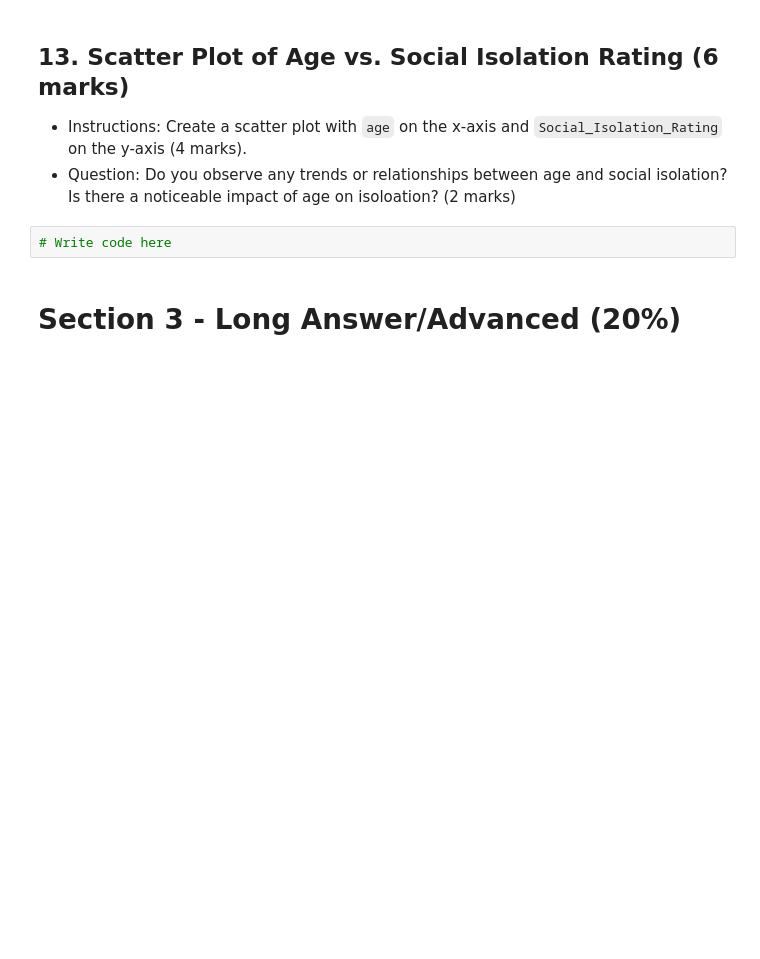
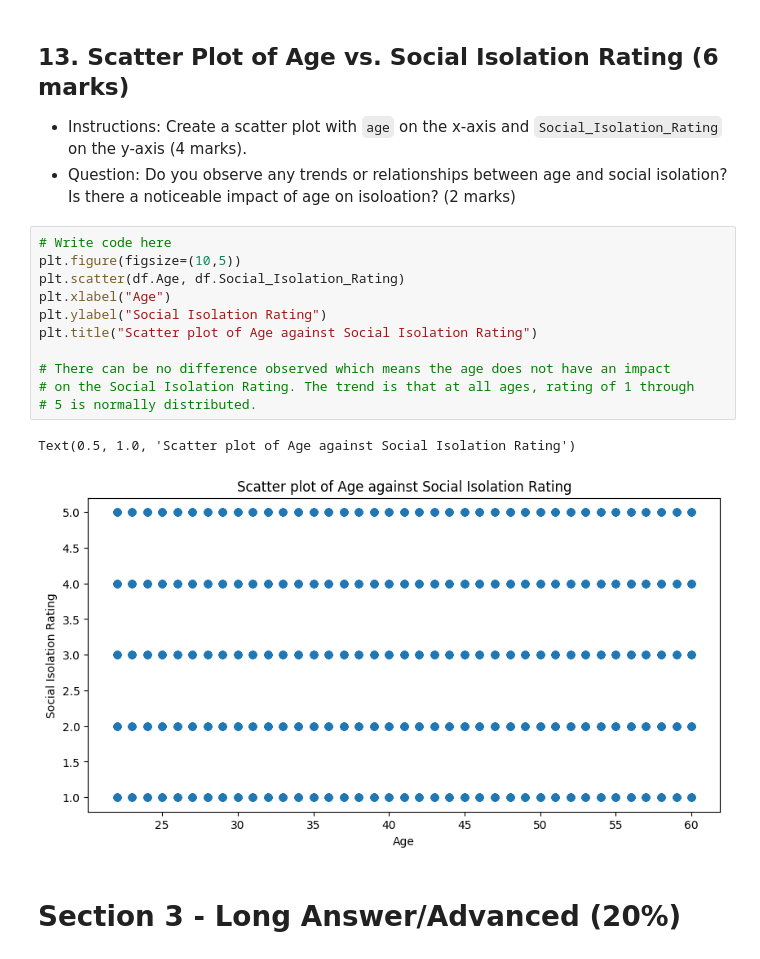
Before and after one commit to Sha-k1/Data-Analytics-Python, a Jupyter notebook: Assessment/Data_Analytics_with_Python_Assessment.ipynb, the cells around one changed output. Drawn from its saved outputs; the diff is of its cells as text; blank space fills up the shorter version.

```diff
--- a/Assessment/Data_Analytics_with_Python_Assessment.ipynb
+++ b/Assessment/Data_Analytics_with_Python_Assessment.ipynb
@@ -390,8 +390,20 @@ Text(0.5, 1.0, '% of Employees that have access to \nMental Health Resources')
 ## 13. Scatter Plot of Age vs. Social Isolation Rating (6 marks)
 - Instructions: Create a scatter plot with `age` on the x-axis and `Social_Isolation_Rating` on the y-axis (4 marks).
 - Question: Do you observe any trends or relationships between age and social isolation? Is there a noticeable impact of age on isoloation? (2 marks)
-# %%
-# Write code here
+# %%
+# Write code here
+plt.figure(figsize=(10,5))
+plt.scatter(df.Age, df.Social_Isolation_Rating)
+plt.xlabel("Age")
+plt.ylabel("Social Isolation Rating")
+plt.title("Scatter plot of Age against Social Isolation Rating")
+
+# There can be no difference observed which means the age does not have an impact
+# on the Social Isolation Rating. The trend is that at all ages, rating of 1 through
+# 5 is normally distributed.
+# %% [output]
+Text(0.5, 1.0, 'Scatter plot of Age against Social Isolation Rating')
+[figure, added]
 # %% [markdown]
 # Section 3 - Long Answer/Advanced (20%)
 # %% [markdown]
```
